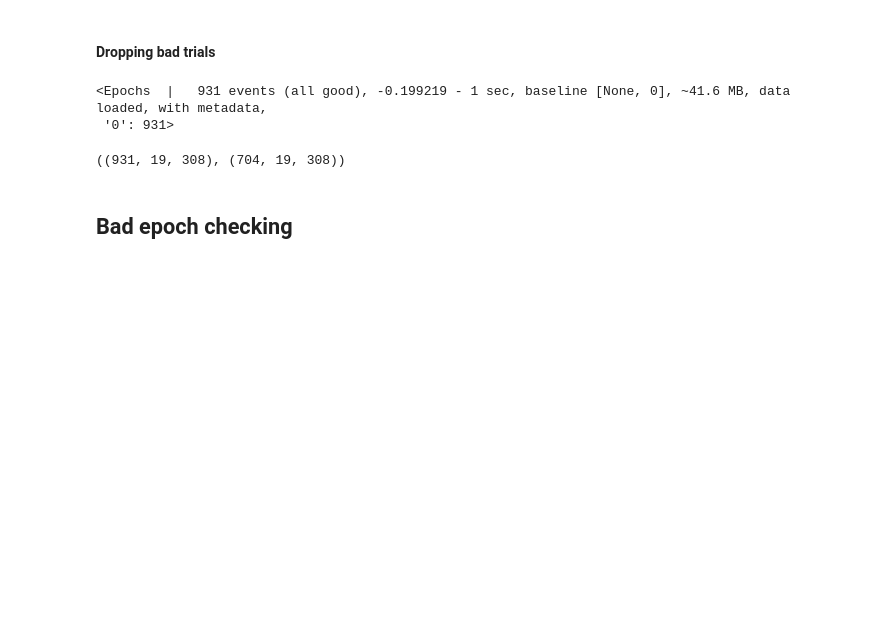
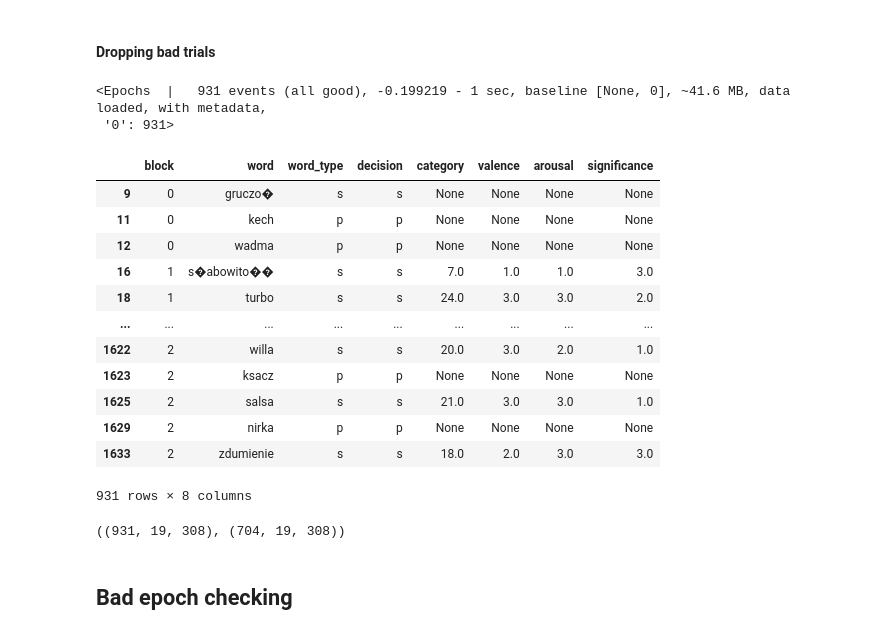
Before and after one commit to Przepioreczka/licencjat, a Jupyter notebook: Checking_preprocessing.ipynb, the cells around one changed output. Saved outputs shown, nothing was run; the diff lists cells and outputs as text; code cells hidden in the pictures; blank space fills up the shorter version.

```diff
--- a/Checking_preprocessing.ipynb
+++ b/Checking_preprocessing.ipynb
@@ -182,6 +182,22 @@ epo.drop(bad_ch)
 # %% [output]
 <Epochs  |   931 events (all good), -0.199219 - 1 sec, baseline [None, 0], ~41.6 MB, data loaded, with metadata,
  '0': 931>
+# %%
+epo._metadata
+# %% [output]
+|  | block | word | word_type | decision | category | valence | arousal | significance |
+| 9 | 0 | gruczo� | s | s | None | None | None | None |
+| 11 | 0 | kech | p | p | None | None | None | None |
+| 12 | 0 | wadma | p | p | None | None | None | None |
+| 16 | 1 | s�abowito�� | s | s | 7.0 | 1.0 | 1.0 | 3.0 |
+| 18 | 1 | turbo | s | s | 24.0 | 3.0 | 3.0 | 2.0 |
+| ... | ... | ... | ... | ... | ... | ... | ... | ... |
+| 1622 | 2 | willa | s | s | 20.0 | 3.0 | 2.0 | 1.0 |
+| 1623 | 2 | ksacz | p | p | None | None | None | None |
+| 1625 | 2 | salsa | s | s | 21.0 | 3.0 | 3.0 | 1.0 |
+| 1629 | 2 | nirka | p | p | None | None | None | None |
+| 1633 | 2 | zdumienie | s | s | 18.0 | 2.0 | 3.0 | 3.0 |
+931 rows × 8 columns
 # %%
 bad_epochs = before_drop[np.where(mistakes==True)[0]]
 good_epochs = epo.get_data()
```
Also changed, not shown: parts of 2 cells of this notebook, 5 other files.
